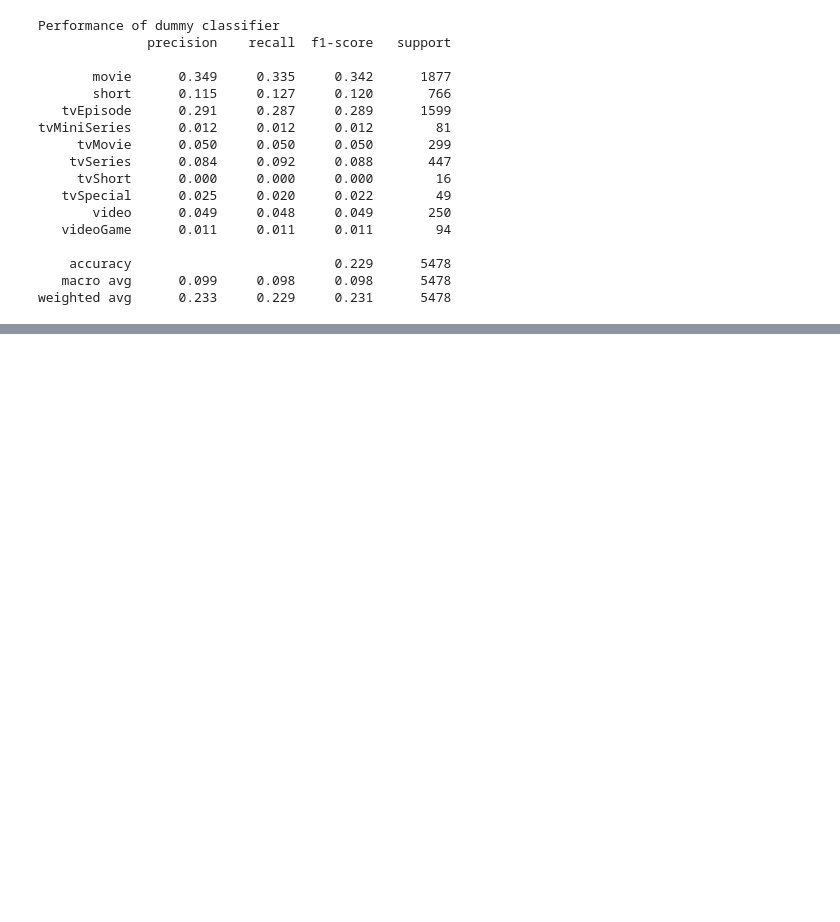
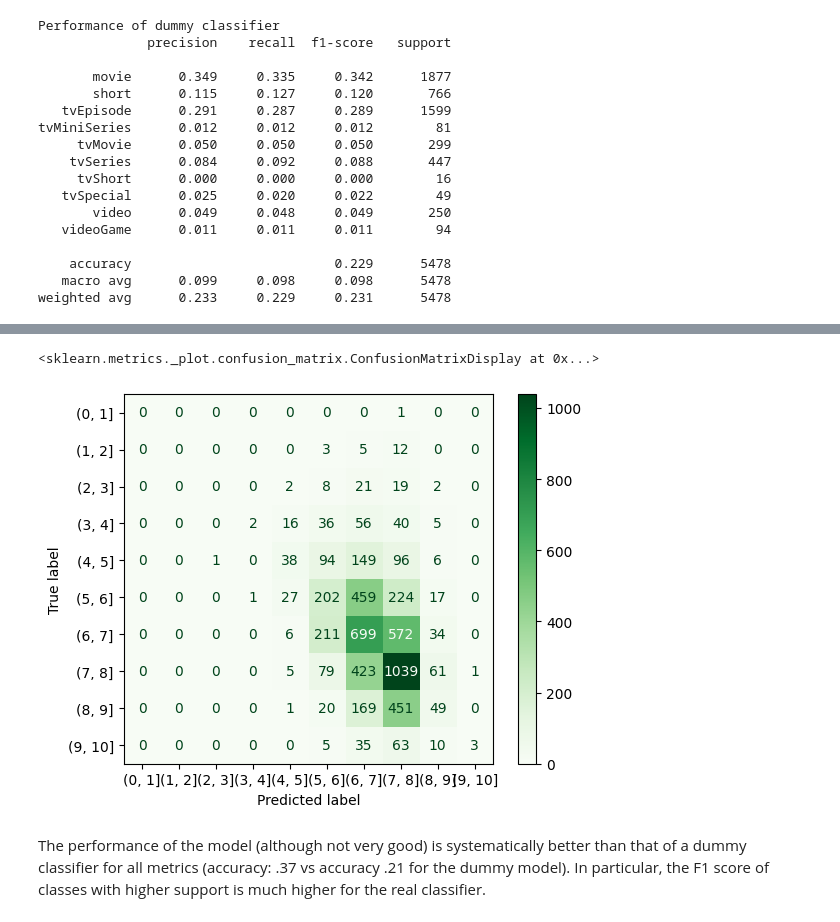
Before and after one commit to g-fabiani4-unipi/dm_project, a Jupyter notebook: KNN.ipynb, the cells around one changed output, grey strips where cells are left out. Drawn from its saved outputs; the diff is of its cells as text; code cells hidden in the pictures; blank space fills up the shorter version.

```diff
--- a/KNN.ipynb
+++ b/KNN.ipynb
@@ -320,0 +498,3 @@ weighted avg      0.233     0.229     0.231      5478
+# %%
+best_model.fit(train_X, train_y)
+y_pred = best_model.predict(test_X)
@@ -320,0 +520,8 @@ weighted avg      0.233     0.229     0.231      5478
+# %%
+ConfusionMatrixDisplay.from_predictions(y_pred=y_pred, y_true=test_y, cmap='Greens')
+# %% [output]
+<sklearn.metrics._plot.confusion_matrix.ConfusionMatrixDisplay at 0x...>
+[figure, added]
+# %% [markdown]
+The performance of the model (although not very good) is systematically better than that of a dummy classifier for all metrics (accuracy: .37 vs accuracy .21 for the dummy model).
+In particular, the F1 score of classes with higher support is much higher for the real classifier.
```
Also changed, not shown: parts of 22 cells of this notebook.
